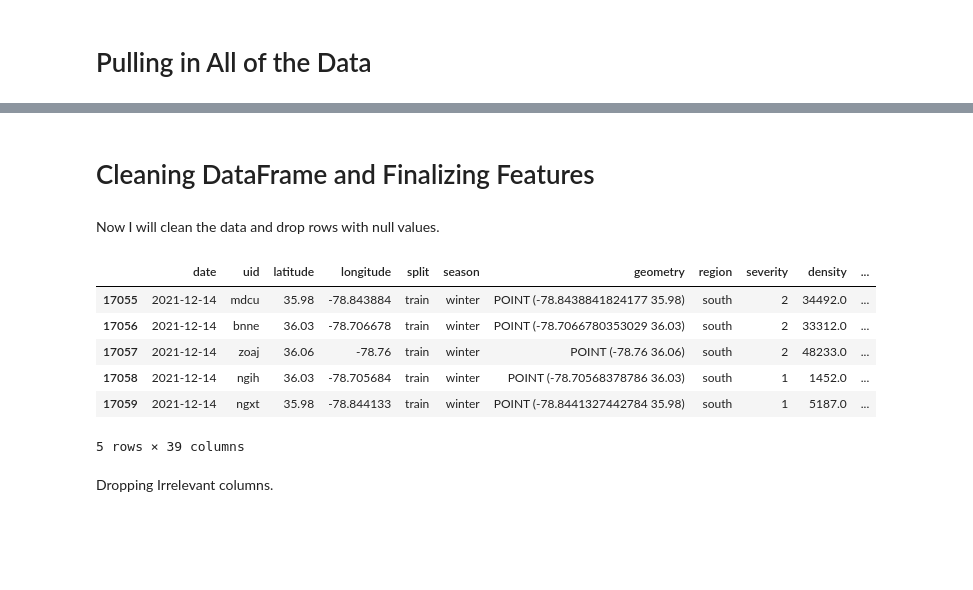
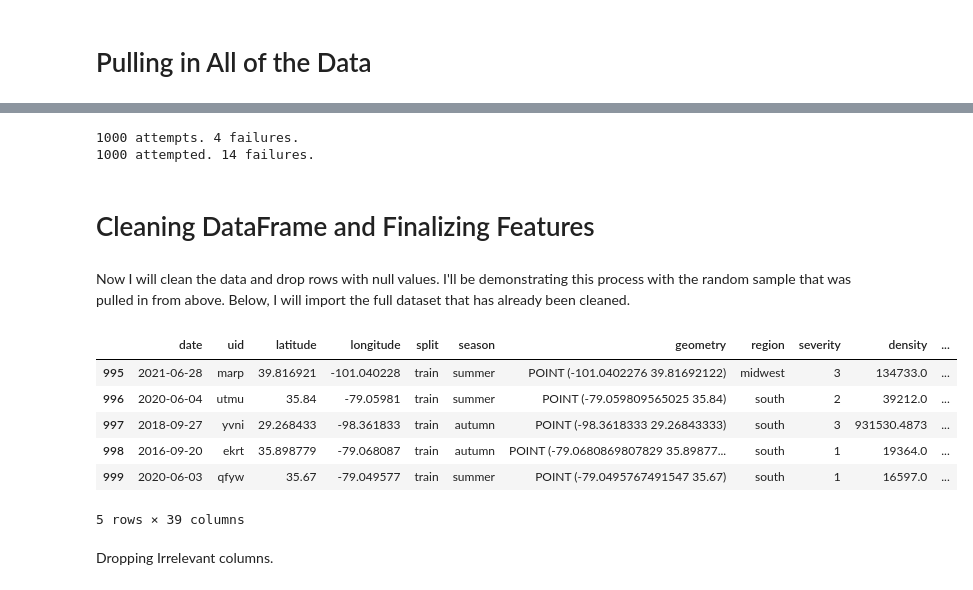
Before and after one commit to mduncan23/Predicting-Harmful-Algal-Blooms, a Jupyter notebook: best_notebook.ipynb, the cells around one changed output, grey strips where cells are left out. Saved outputs shown, nothing was run; the diff lists cells and outputs as text; code cells hidden in the pictures; blank space fills up the shorter version.

Commit message:
cleaning repo and notebooks

```diff
--- a/best_notebook.ipynb
+++ b/best_notebook.ipynb
@@ -1579,18 +1371,25 @@ new_full = pd.read_pickle('../full_df.pkl')
+# %%
+random_batch = sat_train.sample(1000, random_state=42)
+# %%
+random_batch_features = get_sat_to_features(random_batch)
+# %% [output]
+1000 attempts. 4 failures.
+1000 attempted. 14 failures.
 # %% [markdown]
 # Cleaning DataFrame and Finalizing Features
 # %% [markdown]
-Now I will clean the data and drop rows with null values.
+Now I will clean the data and drop rows with null values. I'll be demonstrating this process with the random sample that was pulled in from above. Below, I will import the full dataset that has already been cleaned.
 # %%
 # reseting the index
-full_df_indexed = full_df.reset_index().drop('index', axis=1)
+full_df_indexed = random_batch_features.reset_index().drop('index', axis=1)
 full_df_indexed.tail()
 # %% [output]
 |  | date | uid | latitude | longitude | split | season | geometry | region | severity | density | ... |
-| 17055 | 2021-12-14 | mdcu | 35.98 | -78.843884 | train | winter | POINT (-78.8438841824177 35.98) | south | 2 | 34492.0 | ... |
-| 17056 | 2021-12-14 | bnne | 36.03 | -78.706678 | train | winter | POINT (-78.7066780353029 36.03) | south | 2 | 33312.0 | ... |
-| 17057 | 2021-12-14 | zoaj | 36.06 | -78.76 | train | winter | POINT (-78.76 36.06) | south | 2 | 48233.0 | ... |
-| 17058 | 2021-12-14 | ngih | 36.03 | -78.705684 | train | winter | POINT (-78.70568378786 36.03) | south | 1 | 1452.0 | ... |
-| 17059 | 2021-12-14 | ngxt | 35.98 | -78.844133 | train | winter | POINT (-78.8441327442784 35.98) | south | 1 | 5187.0 | ... |
+| 995 | 2021-06-28 | marp | 39.816921 | -101.040228 | train | summer | POINT (-101.0402276 39.81692122) | midwest | 3 | 134733.0 | ... |
+| 996 | 2020-06-04 | utmu | 35.84 | -79.05981 | train | summer | POINT (-79.059809565025 35.84) | south | 2 | 39212.0 | ... |
+| 997 | 2018-09-27 | yvni | 29.268433 | -98.361833 | train | autumn | POINT (-98.3618333 29.26843333) | south | 3 | 931530.4873 | ... |
+| 998 | 2016-09-20 | ekrt | 35.898779 | -79.068087 | train | autumn | POINT (-79.0680869807829 35.89877... | south | 1 | 19364.0 | ... |
+| 999 | 2020-06-03 | qfyw | 35.67 | -79.049577 | train | summer | POINT (-79.0495767491547 35.67) | south | 1 | 16597.0 | ... |
 5 rows × 39 columns
 # %% [markdown]
 Dropping Irrelevant columns.
```
Also changed, not shown: parts of 57 cells of this notebook, 3 other files.
